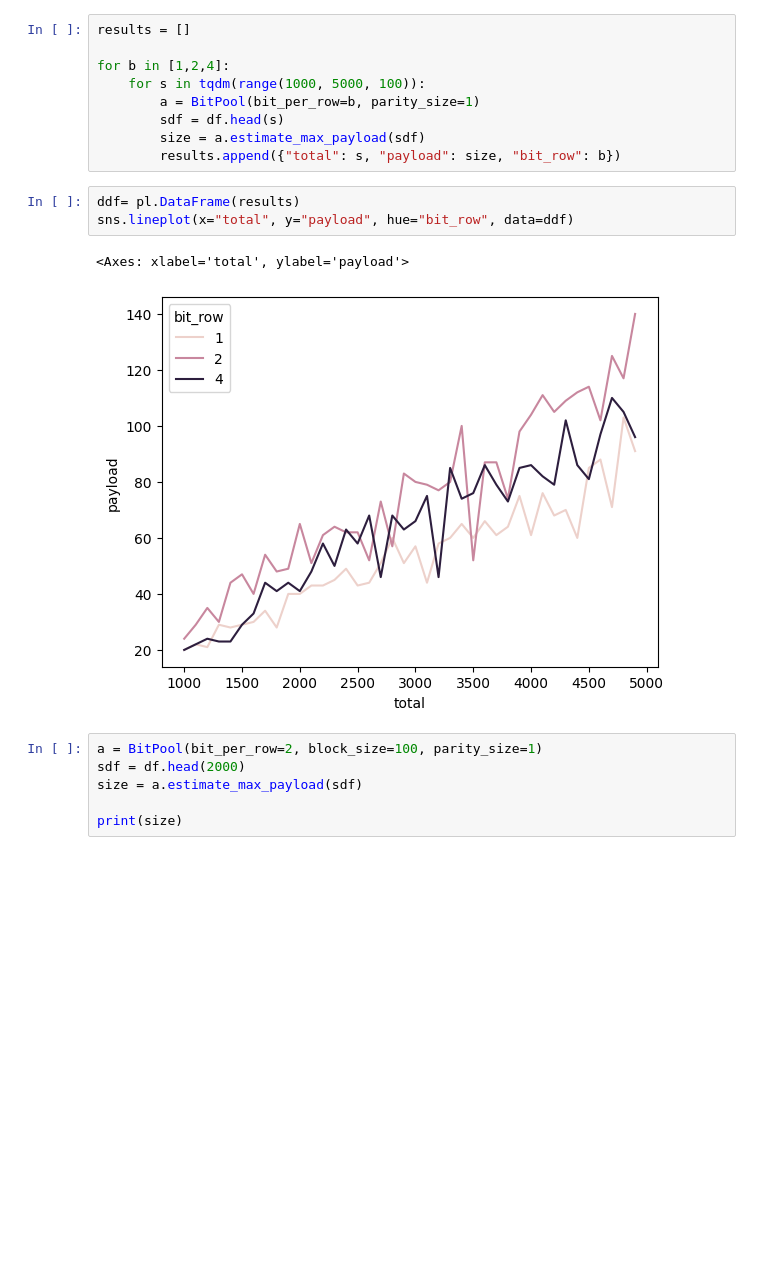
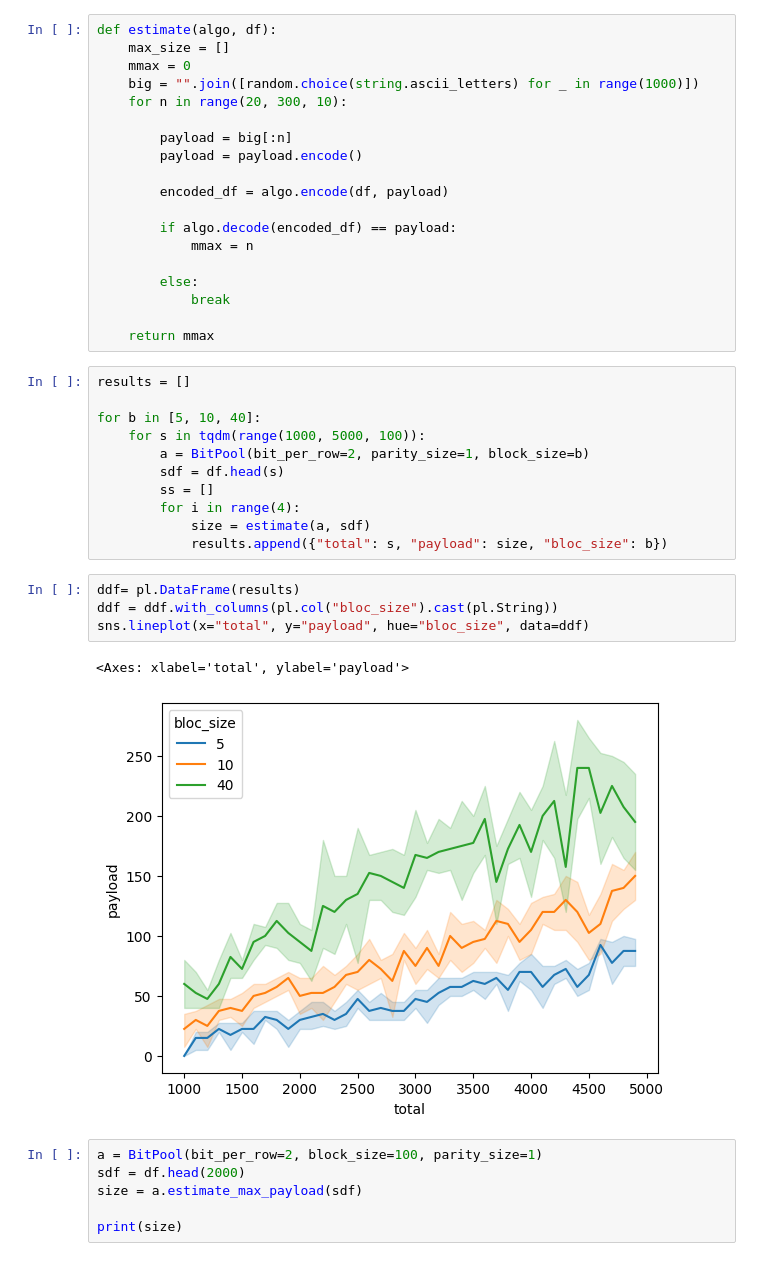
Before and after one commit to dridk/steganodf, a Jupyter notebook: Untitled.ipynb, the cells around one changed output. Cells and saved outputs as stored; diff of their text form; blank space fills up the shorter version.

Commit message:
capcity graph looks good

```diff
--- a/Untitled.ipynb
+++ b/Untitled.ipynb
@@ -42,18 +43,40 @@ shape: (1_000_000, 2)
+# %%
+def estimate(algo, df):
+    max_size = []
+    mmax = 0
+    big = "".join([random.choice(string.ascii_letters) for _ in range(1000)])
+    for n in range(20, 300, 10):
+
+        payload = big[:n]
+        payload = payload.encode()
+
+        encoded_df = algo.encode(df, payload)
+
+        if algo.decode(encoded_df) == payload:
+            mmax = n
+
+        else:
+            break
+
+    return mmax
 # %%
 results = []
 
-for b in [1,2,4]:
+for b in [5, 10, 40]:
     for s in tqdm(range(1000, 5000, 100)):
-        a = BitPool(bit_per_row=b, parity_size=1)
+        a = BitPool(bit_per_row=2, parity_size=1, block_size=b)
         sdf = df.head(s)
-        size = a.estimate_max_payload(sdf)
-        results.append({"total": s, "payload": size, "bit_row": b})
+        ss = []
+        for i in range(4):
+            size = estimate(a, sdf)
+            results.append({"total": s, "payload": size, "bloc_size": b})
 # %%
 ddf= pl.DataFrame(results)
-sns.lineplot(x="total", y="payload", hue="bit_row", data=ddf)
+ddf = ddf.with_columns(pl.col("bloc_size").cast(pl.String))
+sns.lineplot(x="total", y="payload", hue="bloc_size", data=ddf)
 # %% [output]
 <Axes: xlabel='total', ylabel='payload'>
-[figure, old version]
+[figure, new version]
 # %%
 a = BitPool(bit_per_row=2, block_size=100, parity_size=1)
 sdf = df.head(2000)
```
Also changed, not shown: parts of 2 cells of this notebook.
